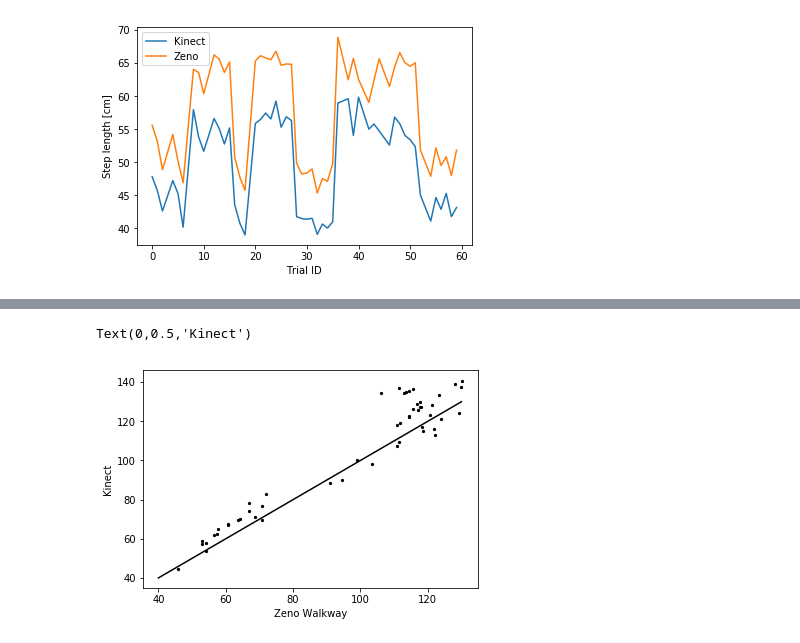
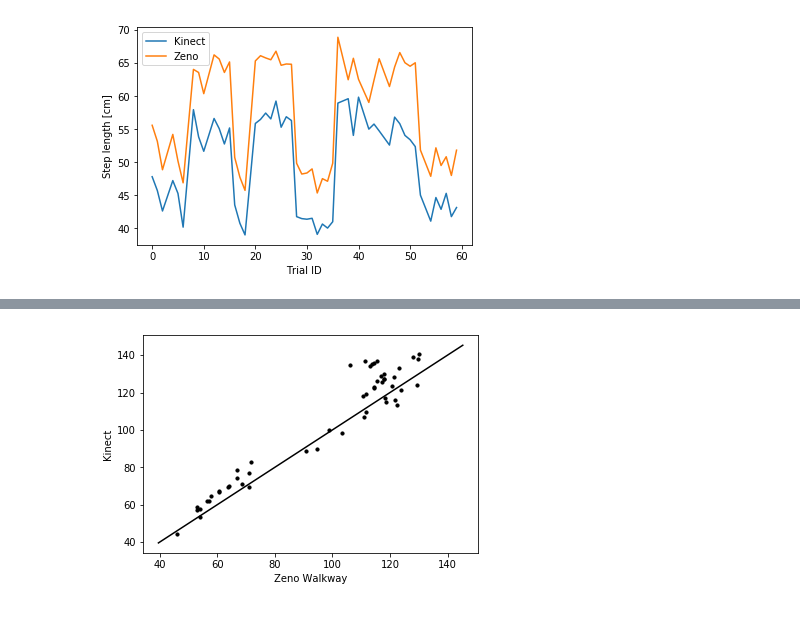
Before and after one commit to ajhynes7/side-view-depth-gait, a Jupyter notebook: notebooks/analysis.ipynb, the cells around one changed output, grey strips where cells are left out. Drawn from its saved outputs; the diff is of its cells as text; code cells hidden in the pictures.

Commit message:
Wrote function to scatter measurements of Zeno against measurements of Kinect.

```diff
--- a/notebooks/analysis.ipynb
+++ b/notebooks/analysis.ipynb
@@ -63,12 +53,30 @@ plt.show()
-# %%
-plt.plot([130, 40], [130, 40], c='black')
-plt.scatter(df_z['Stride vel'], df_k['Stride vel'], c='black', s=5)
-
-plt.xlabel('Zeno Walkway')
-plt.ylabel('Kinect')
-# %% [output]
-Text(0,0.5,'Kinect')
-[figure, removed]
+# %%
+import numpy as np
+
+def compare_measurements(x, y, **kwargs):
+
+    _, ax = plt.subplots()
+
+    ax.scatter(x, y, **kwargs)
+
+    lims = [
+        np.min([ax.get_xlim(), ax.get_ylim()]),
+        np.max([ax.get_xlim(), ax.get_ylim()]),
+    ]
+
+    # Plot both limits against each other
+    ax.plot(lims, lims, 'k-')
+
+
+x_label, y_label = 'Zeno Walkway', 'Kinect'
+metric = 'Stride vel'
+
+compare_measurements(df_z[metric], df_k[metric], c='k', s=10)
+plt.xlabel(x_label)
+plt.ylabel(y_label)
+plt.show()
+# %% [output]
+[figure, added]
 # %%
 from scipy.stats import spearmanr, pearsonr
 # %%
```
Also changed, not shown: parts of 4 cells of this notebook, 2 other files.
